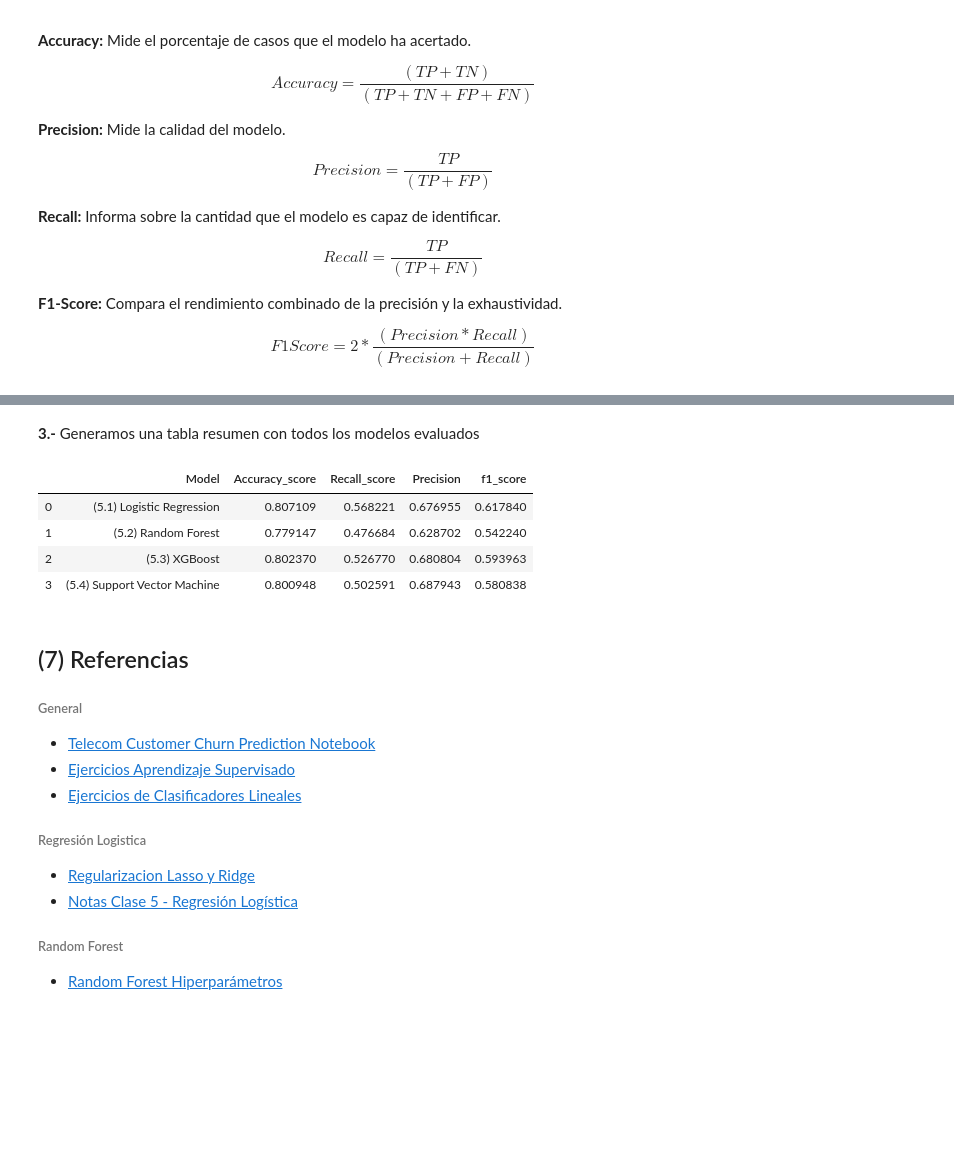
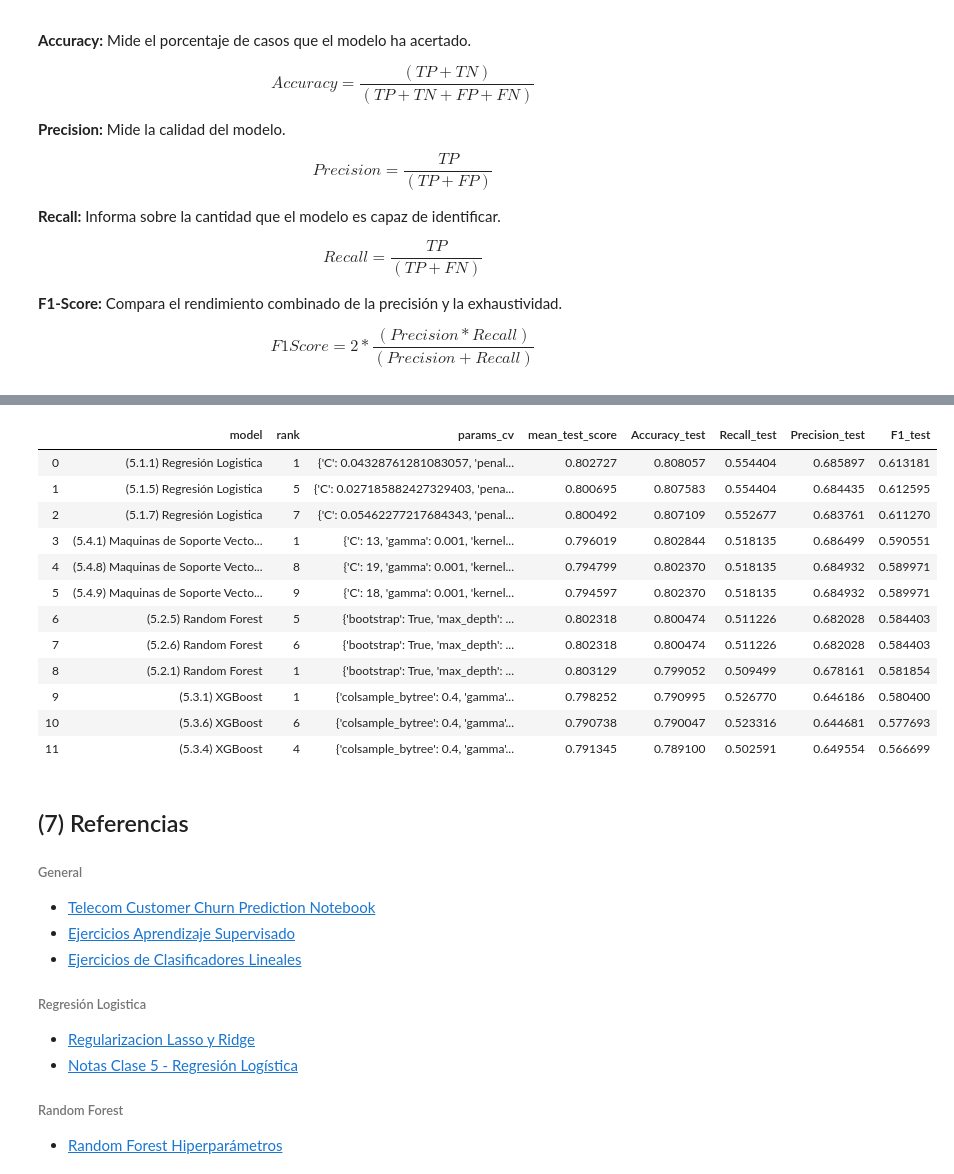
Before and after one commit to jorgeo80/UP_MCD, a Jupyter notebook: MachineLearning/Proyecto/CHURNAnalysis.ipynb, the cells around one changed output, grey strips where cells are left out. Saved outputs shown, nothing was run; the diff lists cells and outputs as text; code cells hidden in the pictures; blank space fills up the shorter version.

```diff
--- a/MachineLearning/Proyecto/CHURNAnalysis.ipynb
+++ b/MachineLearning/Proyecto/CHURNAnalysis.ipynb
@@ -783,22 +707,44 @@ for i in range(0,4):
-# %% [markdown]
-**3.-** Generamos una tabla resumen con todos los modelos evaluados
-# %%
-model_performances = pd.DataFrame()
-for i in range(0,4):
-    df = pd.DataFrame({"Model"           : [parameters['names'][i]],
-                       "Accuracy_score"  : [accuracy_score(y_test, parameters['models'][i])],
-                       "Recall_score"    : [recall_score(y_test, parameters['models'][i])],
-                       "Precision"       : [precision_score(y_test, parameters['models'][i])],
-                       "f1_score"        : [f1_score(y_test, parameters['models'][i])]
-                      })
-    model_performances  = pd.concat([model_performances, df])
-model_performances.reset_index(drop=True)
-# %% [output]
-|  | Model | Accuracy_score | Recall_score | Precision | f1_score |
-| 0 | (5.1) Logistic Regression | 0.807109 | 0.568221 | 0.676955 | 0.617840 |
-| 1 | (5.2) Random Forest | 0.779147 | 0.476684 | 0.628702 | 0.542240 |
-| 2 | (5.3) XGBoost | 0.802370 | 0.526770 | 0.680804 | 0.593963 |
-| 3 | (5.4) Support Vector Machine | 0.800948 | 0.502591 | 0.687943 | 0.580838 |
+# %%
+# Generamos una lista de las variables que se usaran en la base final
+varList1 = ['model', 'rank', 'params_cv', 'mean_test_score',
+           'Accuracy_test', 'Recall_test', 'Precision_test', 'F1_test']
+
+# Ordenamos y creamos un data frame por la variable de selección Accuracy Test y F1 Score
+df1 = lrTop10[varList1].sort_values(by=['Accuracy_test', 'F1_test'],
+                                    ascending=False).reset_index(drop=True)
+df2 = rfClTop10[varList1].sort_values(by=['Accuracy_test', 'F1_test'],
+                                      ascending=False).reset_index(drop=True)
+df3 = xgbClTop10[varList1].sort_values(by=['Accuracy_test', 'F1_test'],
+                                       ascending=False).reset_index(drop=True)
+df4 = svcTop10[varList1].sort_values(by=['Accuracy_test', 'F1_test'],
+                                     ascending=False).reset_index(drop=True)
+
+# Creamos un vector de data frames con el top 3 de cada uno de los modelos evaluados
+dataFrames = [df1[df1.index < 3],
+              df2[df2.index < 3],
+              df3[df3.index < 3],
+              df4[df4.index < 3]]
+
+# Concatenamos las data frames que contienen el top 3 de los modelos evaluados
+model_performances = pd.concat(dataFrames).sort_values(by=['Accuracy_test', 'F1_test'],
+                                                       ascending=False).reset_index(drop=True)
+
+# Imprimimos la tabla de resultados
+model_performances
+# %% [output]
+|  | model | rank | params_cv | mean_test_score | Accuracy_test | Recall_test | Precision_test | F1_test |
+| 0 | (5.1.1) Regresión Logistica | 1 | {'C': 0.04328761281083057, 'penal... | 0.802727 | 0.808057 | 0.554404 | 0.685897 | 0.613181 |
+| 1 | (5.1.5) Regresión Logistica | 5 | {'C': 0.027185882427329403, 'pena... | 0.800695 | 0.807583 | 0.554404 | 0.684435 | 0.612595 |
+| 2 | (5.1.7) Regresión Logistica | 7 | {'C': 0.05462277217684343, 'penal... | 0.800492 | 0.807109 | 0.552677 | 0.683761 | 0.611270 |
+| 3 | (5.4.1) Maquinas de Soporte Vecto... | 1 | {'C': 13, 'gamma': 0.001, 'kernel... | 0.796019 | 0.802844 | 0.518135 | 0.686499 | 0.590551 |
+| 4 | (5.4.8) Maquinas de Soporte Vecto... | 8 | {'C': 19, 'gamma': 0.001, 'kernel... | 0.794799 | 0.802370 | 0.518135 | 0.684932 | 0.589971 |
+| 5 | (5.4.9) Maquinas de Soporte Vecto... | 9 | {'C': 18, 'gamma': 0.001, 'kernel... | 0.794597 | 0.802370 | 0.518135 | 0.684932 | 0.589971 |
+| 6 | (5.2.5) Random Forest | 5 | {'bootstrap': True, 'max_depth': ... | 0.802318 | 0.800474 | 0.511226 | 0.682028 | 0.584403 |
+| 7 | (5.2.6) Random Forest | 6 | {'bootstrap': True, 'max_depth': ... | 0.802318 | 0.800474 | 0.511226 | 0.682028 | 0.584403 |
+| 8 | (5.2.1) Random Forest | 1 | {'bootstrap': True, 'max_depth': ... | 0.803129 | 0.799052 | 0.509499 | 0.678161 | 0.581854 |
+| 9 | (5.3.1) XGBoost | 1 | {'colsample_bytree': 0.4, 'gamma'... | 0.798252 | 0.790995 | 0.526770 | 0.646186 | 0.580400 |
+| 10 | (5.3.6) XGBoost | 6 | {'colsample_bytree': 0.4, 'gamma'... | 0.790738 | 0.790047 | 0.523316 | 0.644681 | 0.577693 |
+| 11 | (5.3.4) XGBoost | 4 | {'colsample_bytree': 0.4, 'gamma'... | 0.791345 | 0.789100 | 0.502591 | 0.649554 | 0.566699 |
 # %% [markdown]
 ## (7) Referencias
 ###### General
```
Also changed, not shown: parts of 37 cells of this notebook.
